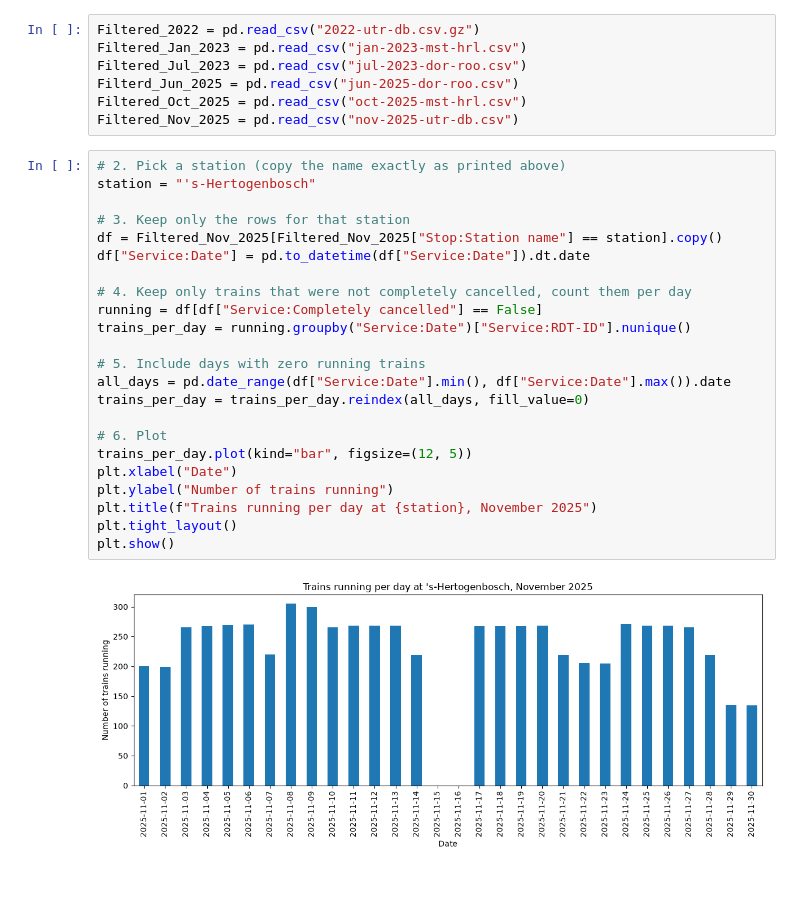
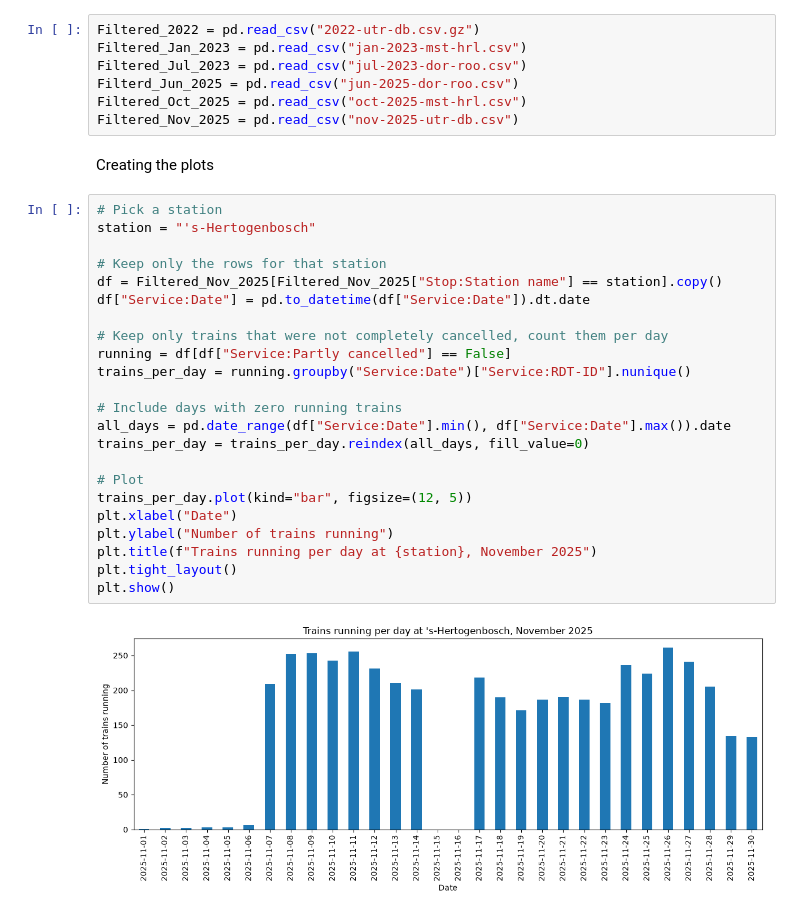
Before and after one commit to SasjaDolle/TIL-programming-groep-28, a Jupyter notebook: Actual_Services.ipynb, the cells around one changed output. Cells and saved outputs as stored; diff of their text form; blank space fills up the shorter version.

Commit message:
Improved the plots

```diff
--- a/Actual_Services.ipynb
+++ b/Actual_Services.ipynb
@@ -12,29 +16,31 @@ Filtered_Jul_2023 = pd.read_csv("jul-2023-dor-roo.csv")
 Filterd_Jun_2025 = pd.read_csv("jun-2025-dor-roo.csv")
 Filtered_Oct_2025 = pd.read_csv("oct-2025-mst-hrl.csv")
 Filtered_Nov_2025 = pd.read_csv("nov-2025-utr-db.csv")
+# %% [markdown]
+Creating the plots
 # %%
-# 2. Pick a station (copy the name exactly as printed above)
+# Pick a station
 station = "'s-Hertogenbosch"
 
-# 3. Keep only the rows for that station
+# Keep only the rows for that station
 df = Filtered_Nov_2025[Filtered_Nov_2025["Stop:Station name"] == station].copy()
 df["Service:Date"] = pd.to_datetime(df["Service:Date"]).dt.date
 
-# 4. Keep only trains that were not completely cancelled, count them per day
-running = df[df["Service:Completely cancelled"] == False]
+# Keep only trains that were not completely cancelled, count them per day
+running = df[df["Service:Partly cancelled"] == False]
 trains_per_day = running.groupby("Service:Date")["Service:RDT-ID"].nunique()
 
-# 5. Include days with zero running trains
+# Include days with zero running trains
 all_days = pd.date_range(df["Service:Date"].min(), df["Service:Date"].max()).date
 trains_per_day = trains_per_day.reindex(all_days, fill_value=0)
 
-# 6. Plot
+# Plot
 trains_per_day.plot(kind="bar", figsize=(12, 5))
 plt.xlabel("Date")
 plt.ylabel("Number of trains running")
 plt.title(f"Trains running per day at {station}, November 2025")
 plt.tight_layout()
 plt.show()
 # %% [output]
-[figure, old version]
+[figure, new version]
 # %%
```
Also changed, not shown: parts of 7 cells of this notebook.
